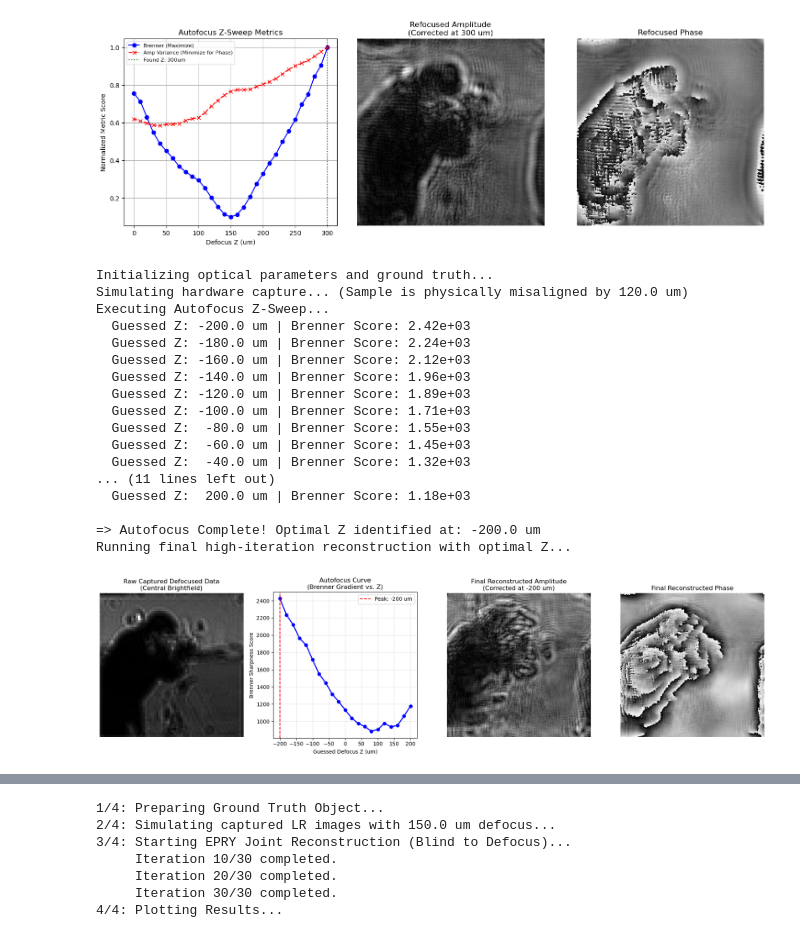
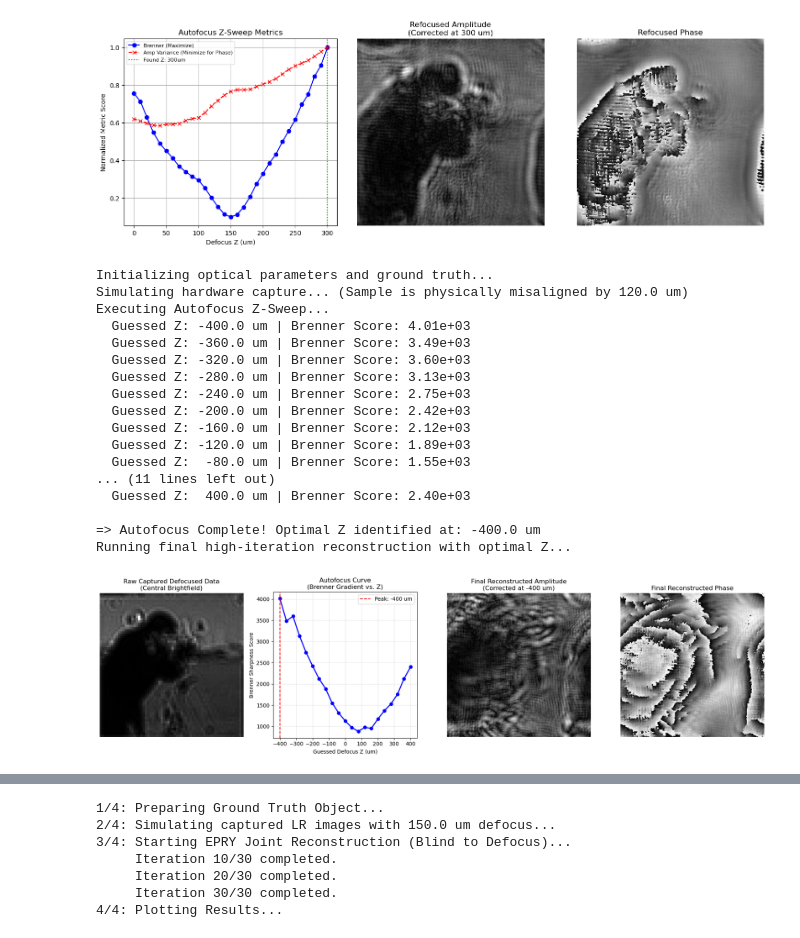
Before and after one commit to Gaurang8440/Fourier_Ptychography_Microscopy, a Jupyter notebook: Codes/Autofocus modulation.ipynb, the cells around one changed output, grey strips where cells are left out. Cells and saved outputs as stored; diff of their text form; code cells hidden in the pictures.

```diff
--- a/Codes/Autofocus modulation.ipynb
+++ b/Codes/Autofocus modulation.ipynb
@@ -406,7 +406,7 @@ def simulate_autofocus_fpm():
     # ==========================================
     print("Executing Autofocus Z-Sweep...")
     # Sweep from -200 um to +200 um in steps of 20 um
-    z_sweep_range = np.linspace(-0.200, 0.200, 21)
+    z_sweep_range = np.linspace(-0.400, 0.400, 21)
     brenner_scores = []
 
     for z in z_sweep_range:
@@ -445,41 +445,41 @@ def simulate_autofocus_fpm():
     plt.ylabel("Brenner Sharpness Score")
     plt.legend()
     plt.grid(True, alpha=0.3)
 
     plt.subplot(1, 4, 3)
     plt.title(f"Final Reconstructed Amplitude\n(Corrected at {optimal_z*1000:.0f} um)")
     plt.imshow(final_amp, cmap='gray')
     plt.axis('off')
 
     plt.subplot(1, 4, 4)
     plt.title("Final Reconstructed Phase")
     plt.imshow(final_phase, cmap='gray')
     plt.axis('off')
 
     plt.tight_layout()
     plt.show()
 
 if __name__ == "__main__":
     simulate_autofocus_fpm()
 # %% [output]
 Initializing optical parameters and ground truth...
 Simulating hardware capture... (Sample is physically misaligned by 120.0 um)
 Executing Autofocus Z-Sweep...
+  Guessed Z: -400.0 um | Brenner Score: 4.01e+03
+  Guessed Z: -360.0 um | Brenner Score: 3.49e+03
+  Guessed Z: -320.0 um | Brenner Score: 3.60e+03
+  Guessed Z: -280.0 um | Brenner Score: 3.13e+03
+  Guessed Z: -240.0 um | Brenner Score: 2.75e+03
   Guessed Z: -200.0 um | Brenner Score: 2.42e+03
-  Guessed Z: -180.0 um | Brenner Score: 2.24e+03
   Guessed Z: -160.0 um | Brenner Score: 2.12e+03
-  Guessed Z: -140.0 um | Brenner Score: 1.96e+03
   Guessed Z: -120.0 um | Brenner Score: 1.89e+03
-  Guessed Z: -100.0 um | Brenner Score: 1.71e+03
   Guessed Z:  -80.0 um | Brenner Score: 1.55e+03
-  Guessed Z:  -60.0 um | Brenner Score: 1.45e+03
-  Guessed Z:  -40.0 um | Brenner Score: 1.32e+03
 ... (11 lines left out)
-  Guessed Z:  200.0 um | Brenner Score: 1.18e+03
+  Guessed Z:  400.0 um | Brenner Score: 2.40e+03
 
-=> Autofocus Complete! Optimal Z identified at: -200.0 um
+=> Autofocus Complete! Optimal Z identified at: -400.0 um
 Running final high-iteration reconstruction with optimal Z...
-[figure, old version]
+[figure, new version]
 # %%
 import numpy as np
 import matplotlib.pyplot as plt
```
Also changed, not shown: parts of 1 cell of this notebook, 10 other files.
